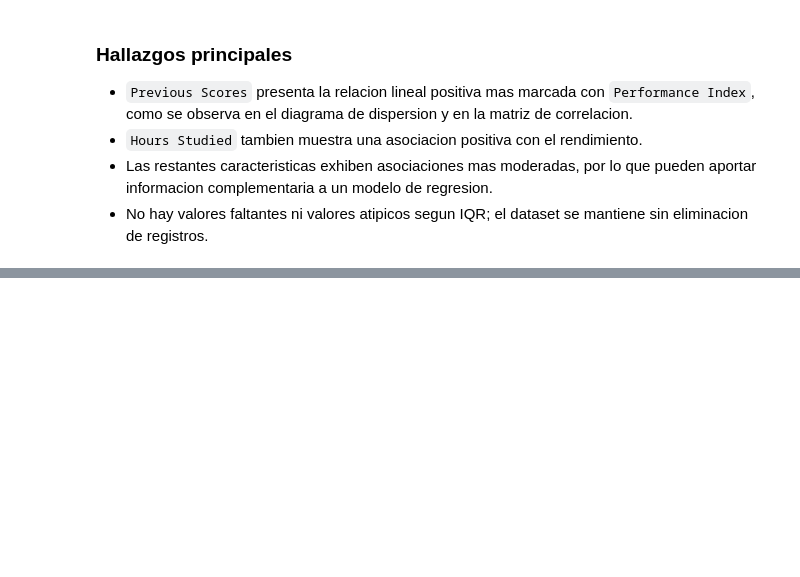
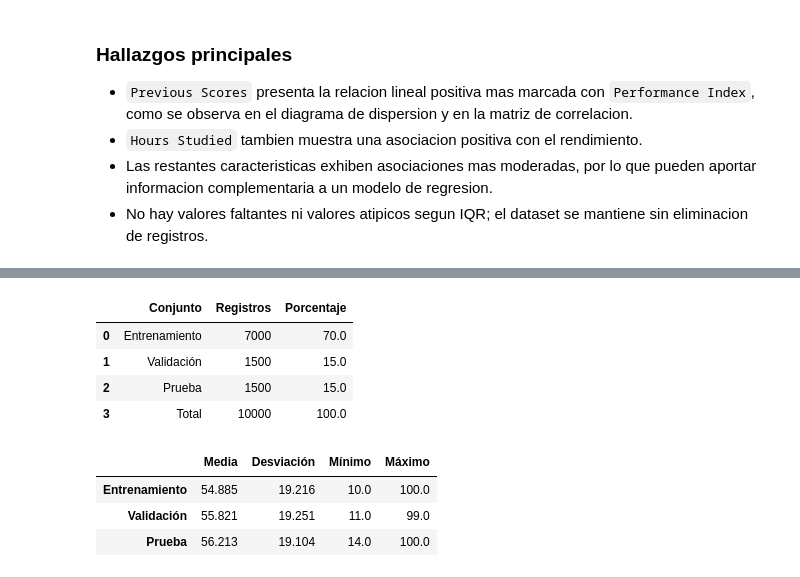
Before and after one commit to danielpulido01/RegresionLineal, a Jupyter notebook: main.ipynb, the cells around one changed output, grey strips where cells are left out. Cells and saved outputs as stored; diff of their text form; code cells hidden in the pictures; blank space fills up the shorter version.

```diff
--- a/main.ipynb
+++ b/main.ipynb
@@ -236,0 +300,20 @@ Name: Performance Index, dtype: float64
+# %%
+SEMILLA = 42
+train, val, test = dividir(df_limpio, semilla=SEMILLA)
+
+total = len(df_limpio)
+pd.DataFrame({
+    "Conjunto": ["Entrenamiento", "Validación", "Prueba", "Total"],
+    "Registros": [len(train), len(val), len(test),
+                  len(train) + len(val) + len(test)],
+    "Porcentaje": [round(len(train) / total * 100, 2),
+                   round(len(val) / total * 100, 2),
+                   round(len(test) / total * 100, 2),
+                   round((len(train) + len(val) + len(test)) / total * 100, 2)],
+})
+# %% [output]
+|  | Conjunto | Registros | Porcentaje |
+| 0 | Entrenamiento | 7000 | 70.0 |
+| 1 | Validación | 1500 | 15.0 |
+| 2 | Prueba | 1500 | 15.0 |
+| 3 | Total | 10000 | 100.0 |
@@ -236,0 +327,14 @@ Name: Performance Index, dtype: float64
+# %%
+objetivo = "Performance Index"
+pd.DataFrame({
+    "Media": [train[objetivo].mean(), val[objetivo].mean(), test[objetivo].mean()],
+    "Desviación": [np.std(train[objetivo]), np.std(val[objetivo]),
+                   np.std(test[objetivo])],
+    "Mínimo": [train[objetivo].min(), val[objetivo].min(), test[objetivo].min()],
+    "Máximo": [train[objetivo].max(), val[objetivo].max(), test[objetivo].max()],
+}, index=["Entrenamiento", "Validación", "Prueba"]).round(3)
+# %% [output]
+|  | Media | Desviación | Mínimo | Máximo |
+| Entrenamiento | 54.885 | 19.216 | 10.0 | 100.0 |
+| Validación | 55.821 | 19.251 | 11.0 | 99.0 |
+| Prueba | 56.213 | 19.104 | 14.0 | 100.0 |
```
Also changed, not shown: parts of 4 cells of this notebook.
